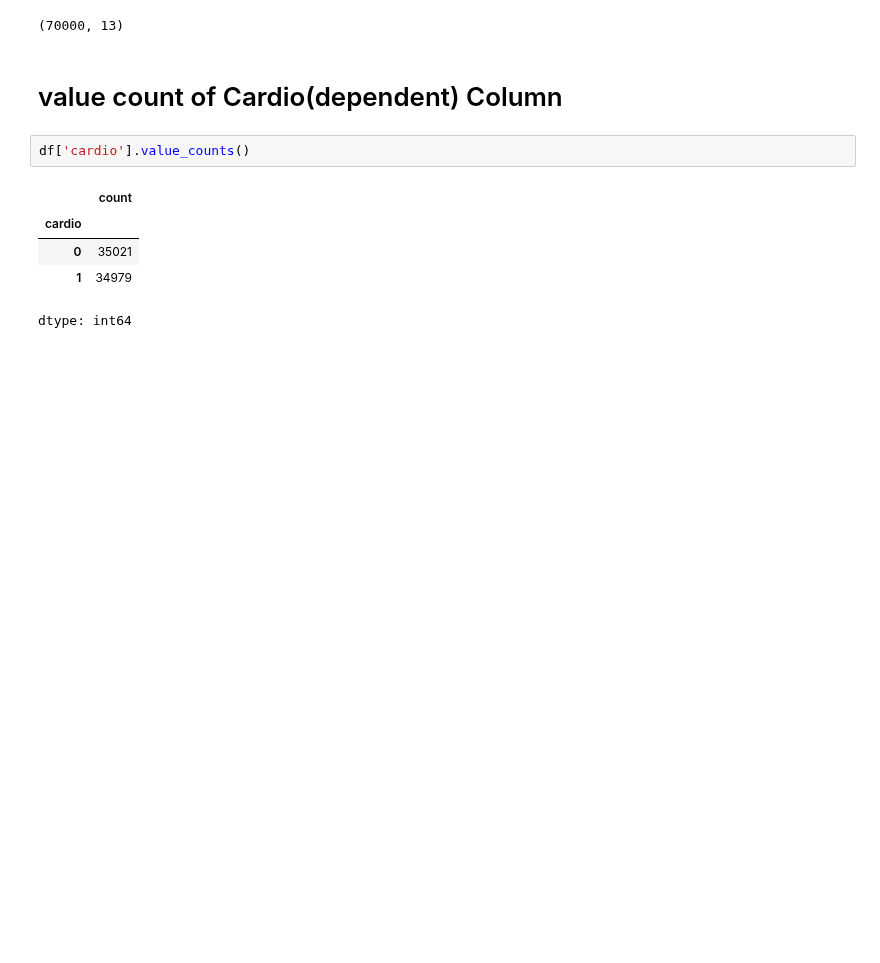
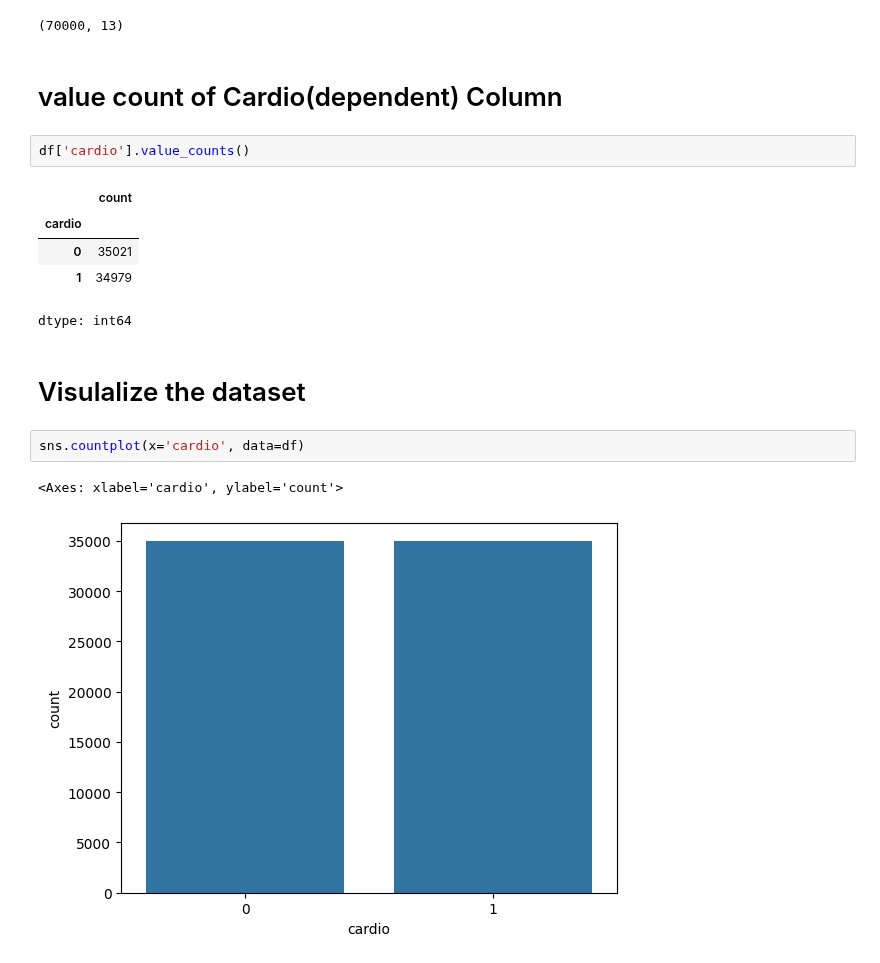
Before and after one commit to minhaz1172/Heart_Diesease_Prediction-ML-, a Jupyter notebook: CardioVascular_Disease_Prediction(ML).ipynb, the cells around one changed output. Saved outputs shown, nothing was run; the diff lists cells and outputs as text; blank space fills up the shorter version.

Commit message:
Visualize the data and Split the dataset

```diff
--- a/CardioVascular_Disease_Prediction(ML).ipynb
+++ b/CardioVascular_Disease_Prediction(ML).ipynb
@@ -83,3 +83,10 @@ df['cardio'].value_counts()
 | 0 | 35021 |
 | 1 | 34979 |
 dtype: int64
+# %% [markdown]
+# Visulalize the dataset
+# %%
+sns.countplot(x='cardio', data=df)
+# %% [output]
+<Axes: xlabel='cardio', ylabel='count'>
+[figure, added]
```
Also changed, not shown: parts of 12 cells of this notebook.
